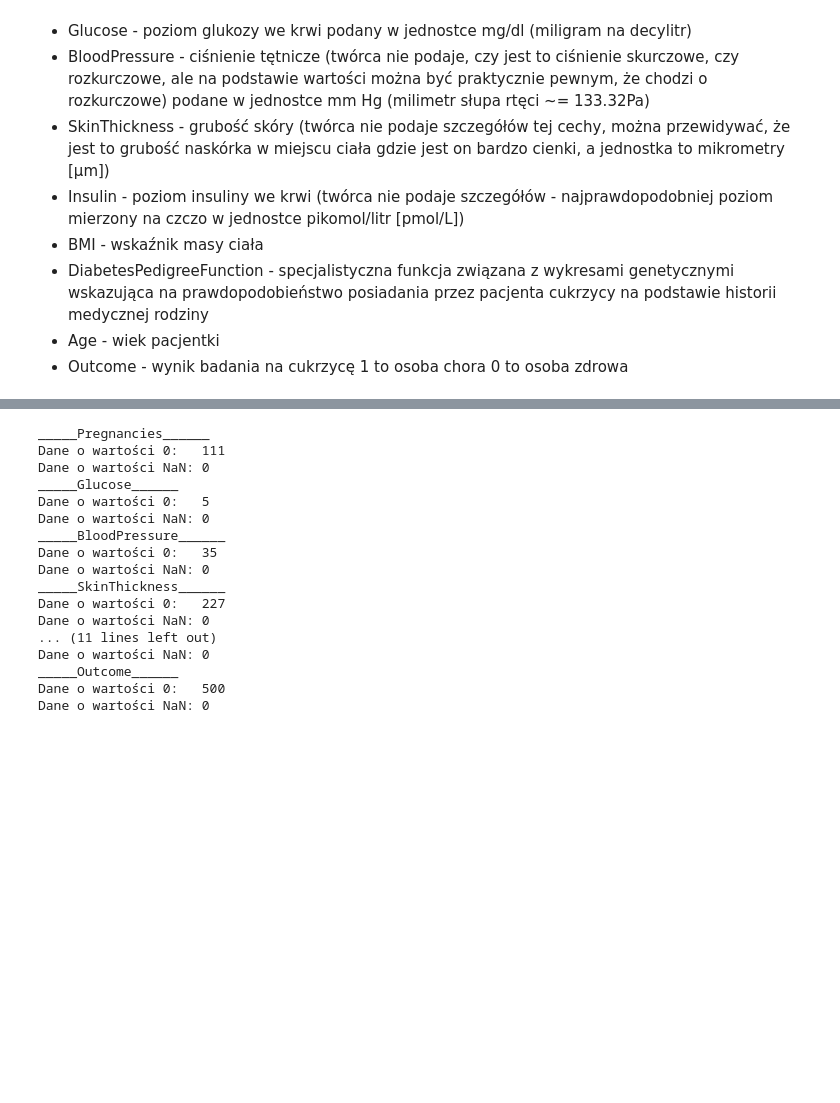
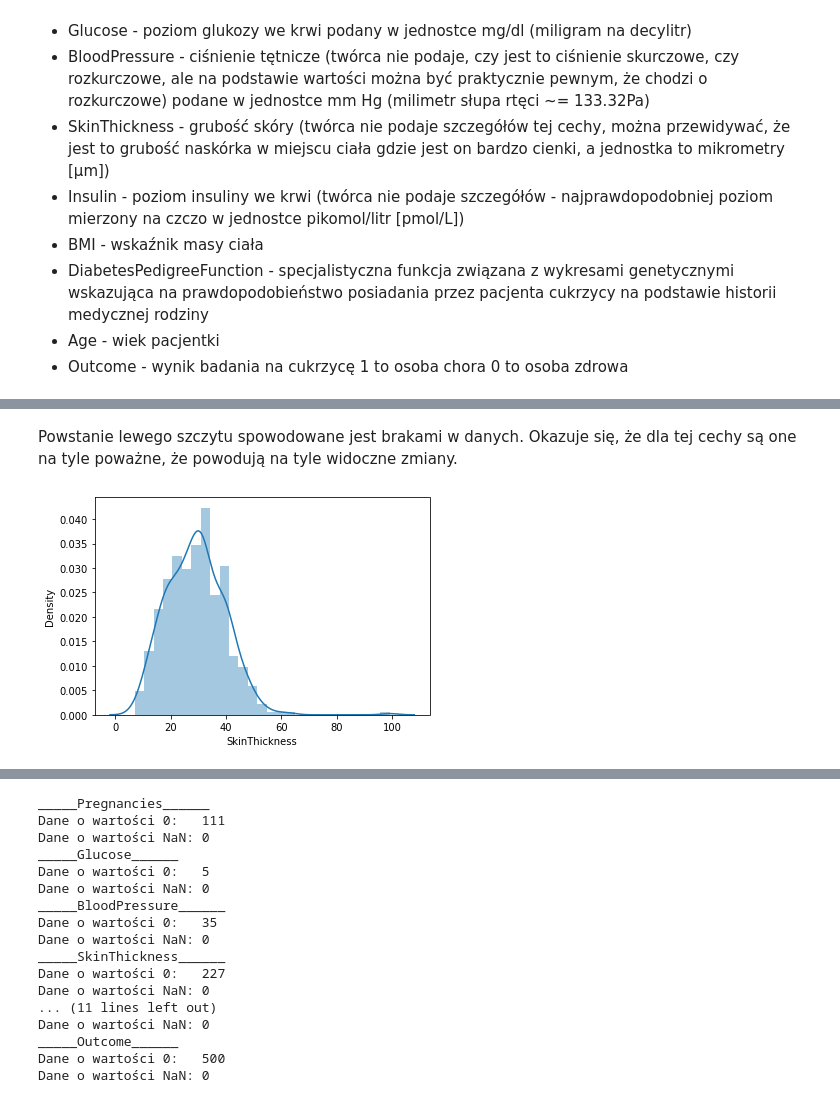
Before and after one commit to isso1550/analiza23_medycyna, a Jupyter notebook: Analiza_zbioru.ipynb, the cells around one changed output, grey strips where cells are left out. Cells and saved outputs as stored; diff of their text form; code cells hidden in the pictures; blank space fills up the shorter version.

```diff
--- a/Analiza_zbioru.ipynb
+++ b/Analiza_zbioru.ipynb
@@ -69,0 +149,8 @@ sns.heatmap(data.corr(), annot=True)
+# %% [markdown]
+Powstanie lewego szczytu spowodowane jest brakami w danych. Okazuje się, że dla tej cechy są one na tyle poważne, że powodują na tyle widoczne zmiany.
+# %%
+plt.figure()
+sns.distplot(data[data.SkinThickness != 0].SkinThickness)
+plt.show()
+# %% [output]
+[figure, added]
```
Also changed, not shown: parts of 25 cells of this notebook.
